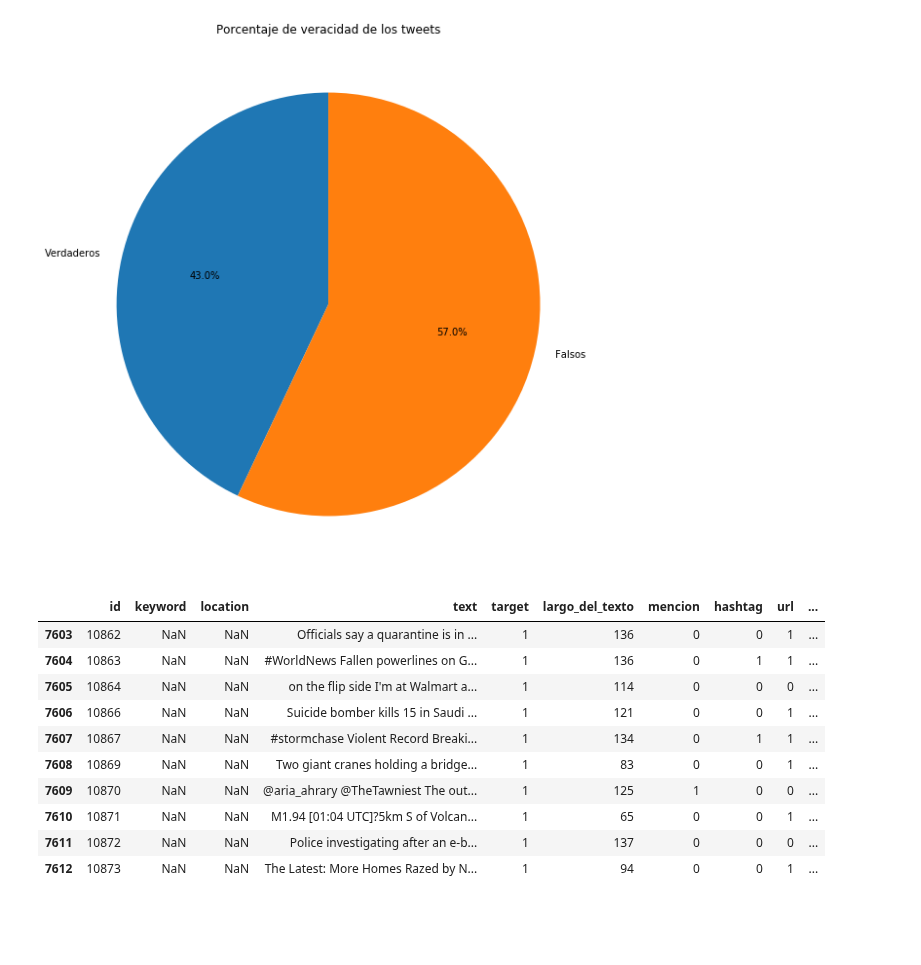
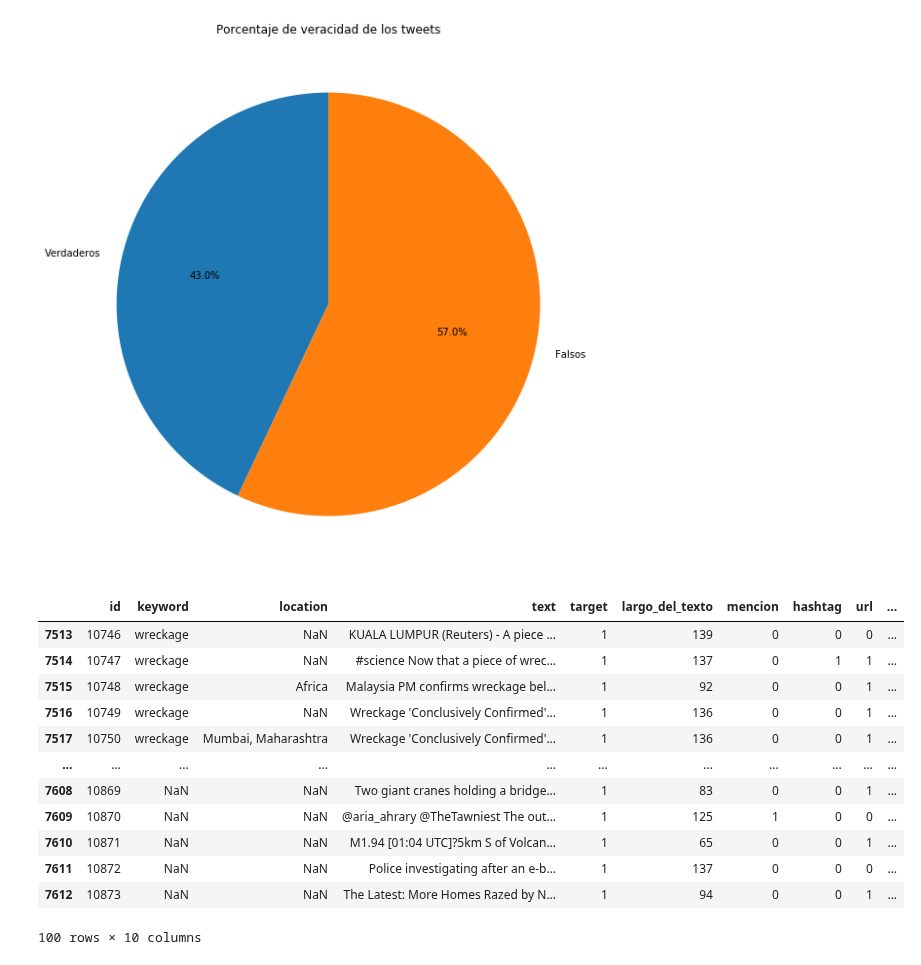
Before and after one commit to delpinor/datos7506, a Jupyter notebook: TP1 - Contenido de los Tweets.ipynb, the cells around one changed output. Cells and saved outputs as stored; diff of their text form; code cells hidden in the pictures; blank space fills up the shorter version.

```diff
--- a/TP1 - Contenido de los Tweets.ipynb
+++ b/TP1 - Contenido de los Tweets.ipynb
@@ -32,24 +32,26 @@ plt.show(grafico)
 # %%
 df['largo_del_texto'] = df['text'].apply(len)
 df['mencion'] = df['text'].str.contains('@').astype(int)
 df['hashtag'] = df['text'].str.contains('#').astype(int)
 df['url'] = df['text'].str.contains('http').astype(int)
-df['Sin palabra clave'] =  ((df['text'].str.contains('@') == False) & \
+df['Sin palabras clave'] =  ((df['text'].str.contains('@') == False) & \
 (df['text'].str.contains('#')  == False) & \
 (df['text'].str.contains('http') == False)).astype(int)
-df.tail(10)
+df.tail(100)
 # %% [output]
 |  | id | keyword | location | text | target | largo_del_texto | mencion | hashtag | url | ... |
-| 7603 | 10862 | NaN | NaN | Officials say a quarantine is in ... | 1 | 136 | 0 | 0 | 1 | ... |
-| 7604 | 10863 | NaN | NaN | #WorldNews Fallen powerlines on G... | 1 | 136 | 0 | 1 | 1 | ... |
-| 7605 | 10864 | NaN | NaN | on the flip side I'm at Walmart a... | 1 | 114 | 0 | 0 | 0 | ... |
-| 7606 | 10866 | NaN | NaN | Suicide bomber kills 15 in Saudi ... | 1 | 121 | 0 | 0 | 1 | ... |
-| 7607 | 10867 | NaN | NaN | #stormchase Violent Record Breaki... | 1 | 134 | 0 | 1 | 1 | ... |
+| 7513 | 10746 | wreckage | NaN | KUALA LUMPUR (Reuters) - A piece ... | 1 | 139 | 0 | 0 | 0 | ... |
+| 7514 | 10747 | wreckage | NaN | #science Now that a piece of wrec... | 1 | 137 | 0 | 1 | 1 | ... |
+| 7515 | 10748 | wreckage | Africa | Malaysia PM confirms wreckage bel... | 1 | 92 | 0 | 0 | 1 | ... |
+| 7516 | 10749 | wreckage | NaN | Wreckage 'Conclusively Confirmed'... | 1 | 136 | 0 | 0 | 1 | ... |
+| 7517 | 10750 | wreckage | Mumbai, Maharashtra | Wreckage 'Conclusively Confirmed'... | 1 | 136 | 0 | 0 | 1 | ... |
+| ... | ... | ... | ... | ... | ... | ... | ... | ... | ... | ... |
 | 7608 | 10869 | NaN | NaN | Two giant cranes holding a bridge... | 1 | 83 | 0 | 0 | 1 | ... |
 | 7609 | 10870 | NaN | NaN | @aria_ahrary @TheTawniest The out... | 1 | 125 | 1 | 0 | 0 | ... |
 | 7610 | 10871 | NaN | NaN | M1.94 [01:04 UTC]?5km S of Volcan... | 1 | 65 | 0 | 0 | 1 | ... |
 | 7611 | 10872 | NaN | NaN | Police investigating after an e-b... | 1 | 137 | 0 | 0 | 0 | ... |
 | 7612 | 10873 | NaN | NaN | The Latest: More Homes Razed by N... | 1 | 94 | 0 | 0 | 1 | ... |
+100 rows × 10 columns
 # %%
 cant_verdaderos = df[df['target'] == 1]['target'].count()
 cant_falsos = df[df['target'] == 0]['target'].count()
```
Also changed, not shown: parts of 9 cells of this notebook.
